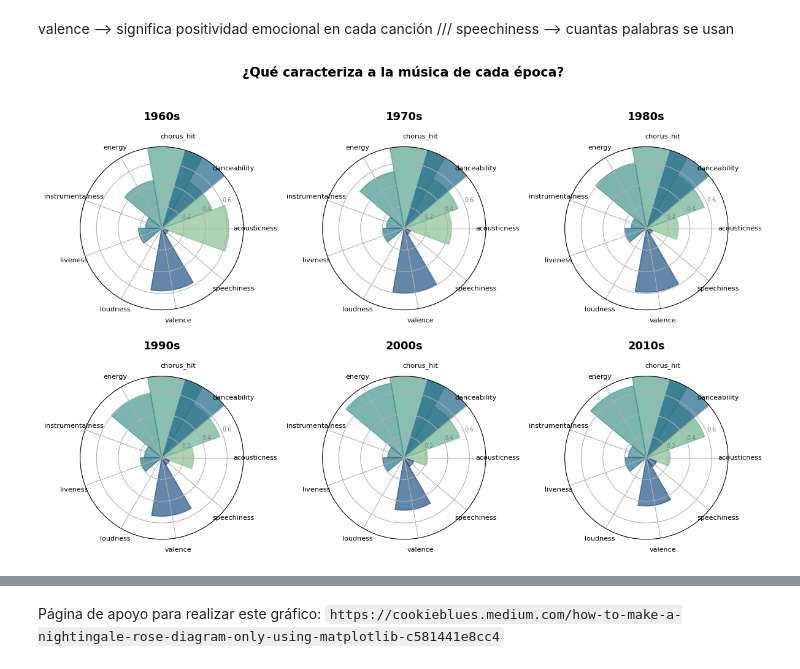
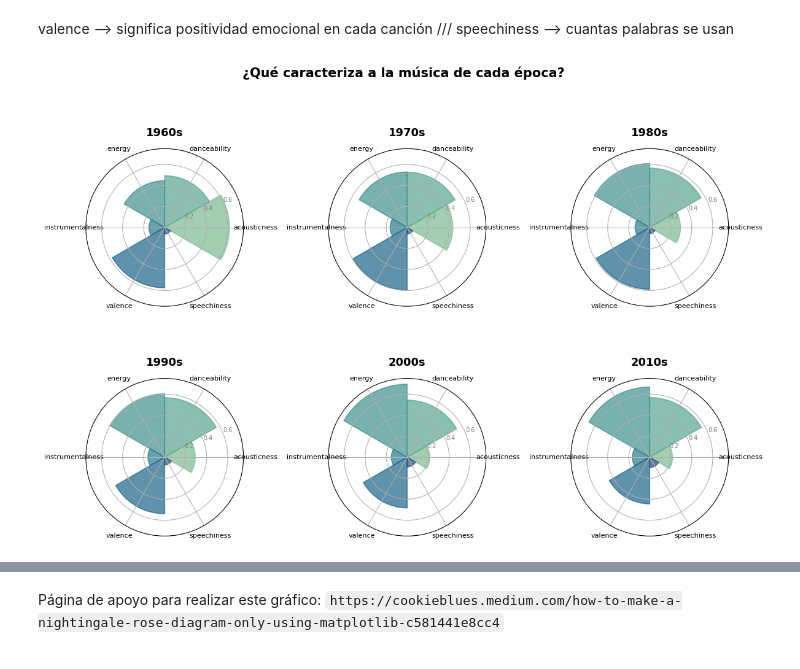
Before and after one commit to AJG239/Spotify-Visualitation, a Jupyter notebook: spotify.ipynb, the cells around one changed output, grey strips where cells are left out. Cells and saved outputs as stored; diff of their text form; code cells hidden in the pictures.

```diff
--- a/spotify.ipynb
+++ b/spotify.ipynb
@@ -223,36 +223,36 @@ Para poder dar una respuesta clara, necesitamos saber ver el perfil sonoro que p
 # %% [markdown]
 valence --> significa positividad emocional en cada canción /// speechiness  --> cuantas palabras se usan
 # %%
-columnas = ["acousticness", "danceability", "chorus_hit", "energy", "instrumentalness", "liveness", "loudness", "valence", "speechiness"]
+columnas = ["acousticness", "danceability", "energy", "instrumentalness", "valence", "speechiness"]
 
 dataframe_hits_media = dataframe_hits.groupby('decada')[columnas].mean()
 
 fig, ax = plt.subplots(2, 3, figsize=(12, 8), subplot_kw=dict(polar=True))
 ax = ax.flatten()
 
 # linspace(empieza desde, acaba en, cantidad de puntos, tiene endpoint)
 x_coords = np.linspace(0, 2*np.pi, len(columnas), endpoint=False)
 width = 2*np.pi / len(columnas)
 
 colores = sns.color_palette("crest", len(columnas))
 
 for i, (decada, fila) in enumerate(dataframe_hits_media.iterrows()):
     axes = ax[i]
     val = fila.values
 
     bars = axes.bar(x_coords, val, width=width, color=colores, alpha=0.7, edgecolor=colores, linewidth=1.2)
 
     axes.set_xticks(x_coords)
     axes.set_xticklabels(columnas, fontsize=8)
 
     axes.set_ylim(0, 0.75)
     axes.set_yticks([0.2, 0.4, 0.6])
     axes.set_yticklabels(['0.2', '0.4', '0.6'], fontsize=7, color='gray')
 
     axes.set_title(decada, fontsize=13, fontweight='bold', pad=15)
 
 plt.suptitle('¿Qué caracteriza a la música de cada época?', fontsize=15, fontweight='bold', y=1.02)
 plt.tight_layout()
 plt.show()
 # %% [output]
-[figure, old version]
+[figure, new version]
```
Also changed, not shown: parts of 2 cells of this notebook.
